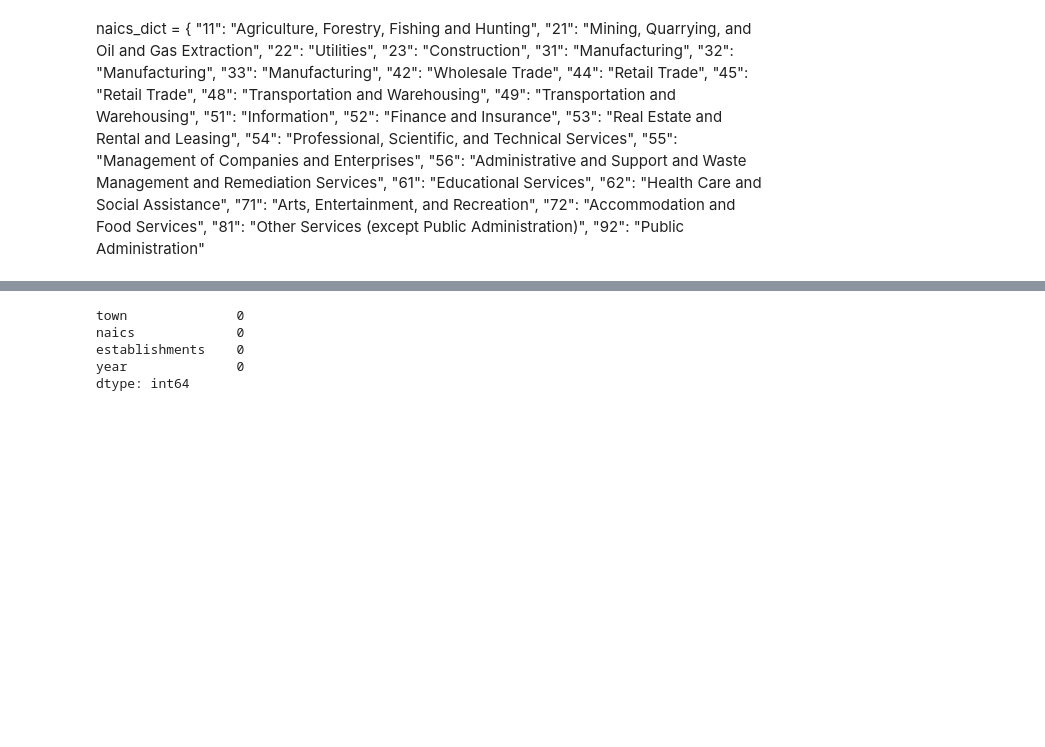
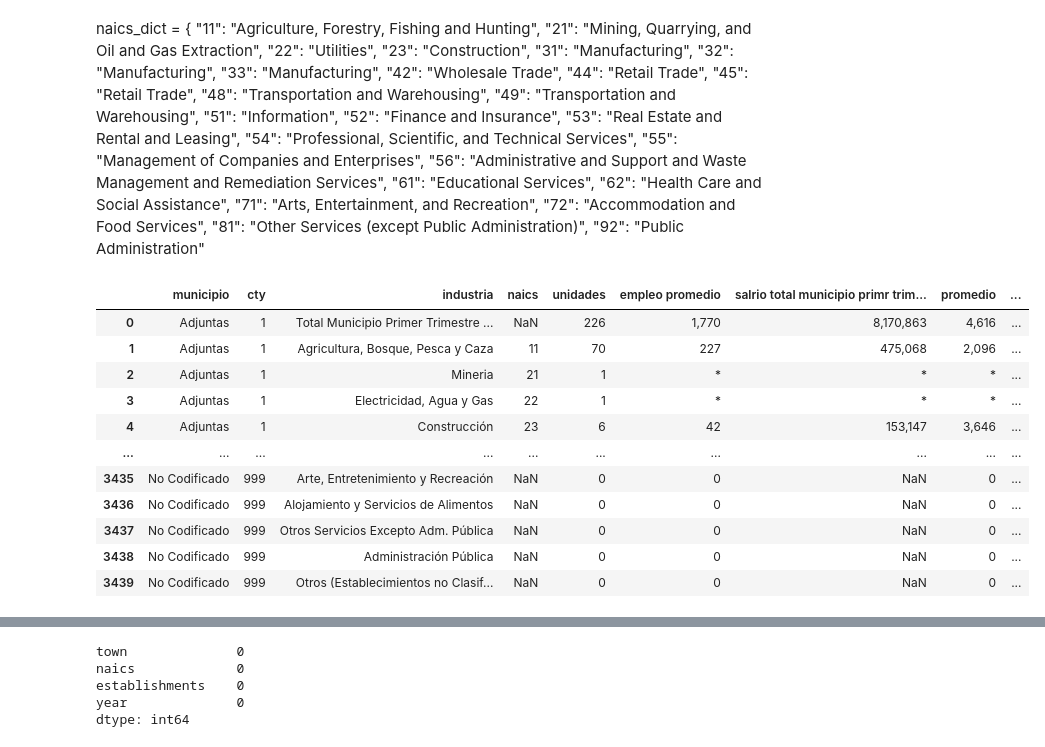
Before and after one commit to nessajimenez/pr-biz-patterns, a Jupyter notebook: Clean and Concat DFs.ipynb, the cells around one changed output, grey strips where cells are left out. Saved outputs shown, nothing was run; the diff lists cells and outputs as text; code cells hidden in the pictures; blank space fills up the shorter version.

```diff
--- a/Clean and Concat DFs.ipynb
+++ b/Clean and Concat DFs.ipynb
@@ -87,47 +87,108 @@ def replace_naics(naics_code):
     return naics_dict.get(industry_code, "UI")
 # %%
 # making df, lowering columns and adding year column
-df13 = made_df('cbp13pr_mun.csv')
-lower_columns(df13)
-add_year(df13,2013)
+
+
+df12 = made_df('cbp12pr_mun.csv')
+lower_columns(df12)
+add_year(df12,2012)
 
 df14 = made_df('cbp14pr_mun.csv')
 lower_columns(df14)
 add_year(df14,2014)
 
 df15 = made_df('cbp15pr_mun.csv')
 lower_columns(df15)
 add_year(df15,2015)
 
 df16 = made_df('cbp16pr_mun.csv')
 lower_columns(df16)
 add_year(df16,2016)
 
 df17 = made_df('cbp17pr_co.csv')
 lower_columns(df17)
 add_year(df17,2017)
 
 df18 = made_df('cbp_pr_mun_2018.csv')
 lower_columns(df18)
 add_year(df18,2018)
 
 df19 = made_df('cbp_pr_mun_2019.csv')
 lower_columns(df19)
 add_year(df19,2019)
 
-df20 = made_df('compindus2020.csv')
-lower_columns(df20)
-add_year(df20,2020)
 
-df21 = made_df('compindus2021.csv')
-lower_columns(df21)
-add_year(df21,2021)
 
-df22 = made_df('compindus2022.csv')
-lower_columns(df22)
-add_year(df22,2022)
+df201 = made_df('2020-1.csv')
+lower_columns(df201)
+add_year(df201,2020)
 
-df23 = made_df('compidus2023.csv')
-lower_columns(df23)
-add_year(df23,2023)
+df202 = made_df('2020-2.csv')
+lower_columns(df202)
+add_year(df202,2020)
+
+df203 = made_df('2020-3.csv')
+lower_columns(df203)
+add_year(df203,2020)
+
+df204 = made_df('2020-4.csv')
+lower_columns(df204)
+add_year(df204,2020)
+
+df20 = pd.concat([df204,df203,df202,df201])
+df20
+
+
+
+df211 = made_df('compindus2021.csv')
+lower_columns(df211)
+add_year(df211,2021)
+
+df212 = made_df('compindus2021.csv')
+lower_columns(df212)
+add_year(df212,2021)
+
+df213 = made_df('compindus2021.csv')
+lower_columns(df213)
+add_year(df213,2021)
+
+df214 = made_df('compindus2021.csv')
+lower_columns(df214)
+add_year(df214,2021)
+
+df21 = pd.concat([df214,df213,df212,df211])
+df21
+
+
+
+df220 = made_df('2022_1.csv')
+lower_columns(df220)
+add_year(df220,2022)
+
+df221 = made_df('2022_2.csv')
+lower_columns(df221)
+add_year(df221,2022)
+
+df222 = made_df('2022_3.csv')
+lower_columns(df222)
+add_year(df222,2022)
+
+df223 = made_df('2022_4.csv')
+lower_columns(df223)
+add_year(df223,2022)
+
+df22 = pd.concat([df220,df221,df223])
+df22
 # %% [output]
+|  | municipio | cty | industria | naics | unidades | empleo promedio | salrio total municipio primr trim... | promedio | ... |
+| 0 | Adjuntas | 1 | Total Municipio Primer Trimestre ... | NaN | 226 | 1,770 | 8,170,863 | 4,616 | ... |
+| 1 | Adjuntas | 1 | Agricultura, Bosque, Pesca y Caza | 11 | 70 | 227 | 475,068 | 2,096 | ... |
+| 2 | Adjuntas | 1 | Mineria | 21 | 1 | * | * | * | ... |
+| 3 | Adjuntas | 1 | Electricidad, Agua y Gas | 22 | 1 | * | * | * | ... |
+| 4 | Adjuntas | 1 | Construcción | 23 | 6 | 42 | 153,147 | 3,646 | ... |
+| ... | ... | ... | ... | ... | ... | ... | ... | ... | ... |
+| 3435 | No Codificado | 999 | Arte, Entretenimiento y Recreación | NaN | 0 | 0 | NaN | 0 | ... |
+| 3436 | No Codificado | 999 | Alojamiento y Servicios de Alimentos | NaN | 0 | 0 | NaN | 0 | ... |
+| 3437 | No Codificado | 999 | Otros Servicios Excepto Adm. Pública | NaN | 0 | 0 | NaN | 0 | ... |
+| 3438 | No Codificado | 999 | Administración Pública | NaN | 0 | 0 | NaN | 0 | ... |
+| 3439 | No Codificado | 999 | Otros (Establecimientos no Clasif... | NaN | 0 | 0 | NaN | 0 | ... |
```
Also changed, not shown: parts of 9 cells of this notebook, 18 other files.
